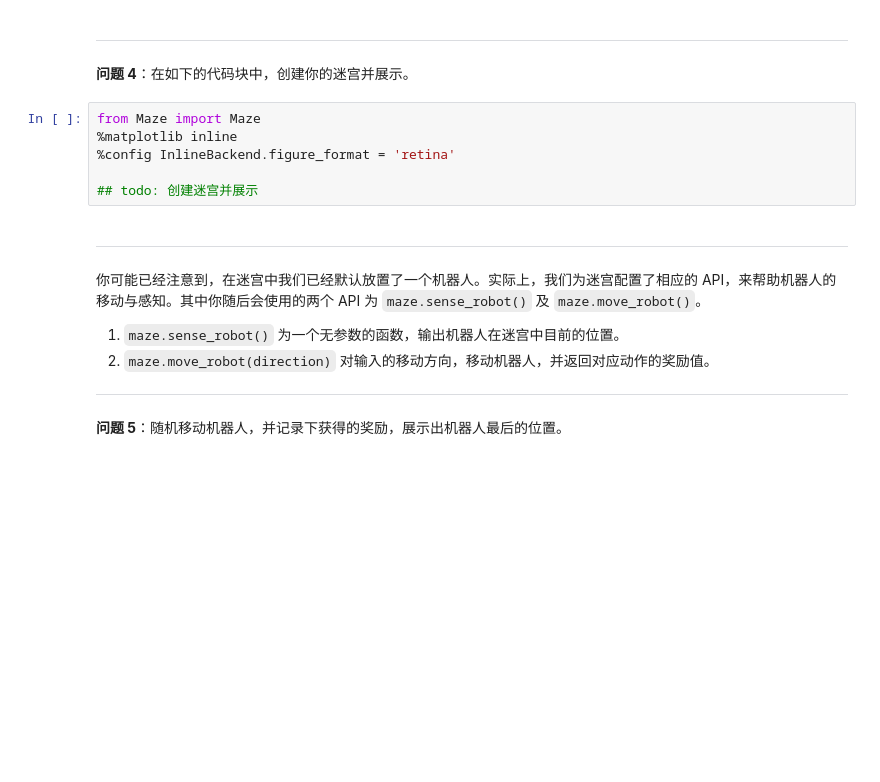
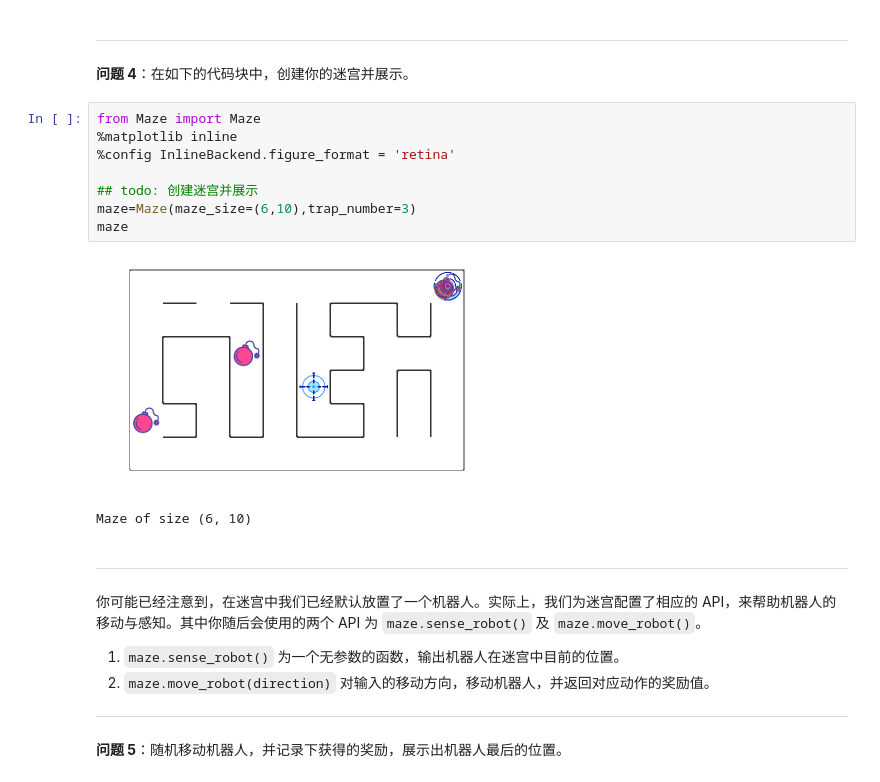
Before and after one commit to duzeng/MLND_CN_P5_Reinforcement_Learning, a Jupyter notebook: robot_maze.ipynb, the cells around one changed output. Saved outputs shown, nothing was run; the diff lists cells and outputs as text; blank space fills up the shorter version.

```diff
--- a/robot_maze.ipynb
+++ b/robot_maze.ipynb
@@ -168,9 +170,14 @@ print(choose_action(0.3))
 # %%
 from Maze import Maze
 %matplotlib inline
 %config InlineBackend.figure_format = 'retina'
 
 ## todo: 创建迷宫并展示
+maze=Maze(maze_size=(6,10),trap_number=3)
+maze
+# %% [output]
+[figure, added]
+Maze of size (6, 10)
 # %% [markdown]
 ---
 
```
Also changed, not shown: parts of 2 cells of this notebook, 1 other file.
